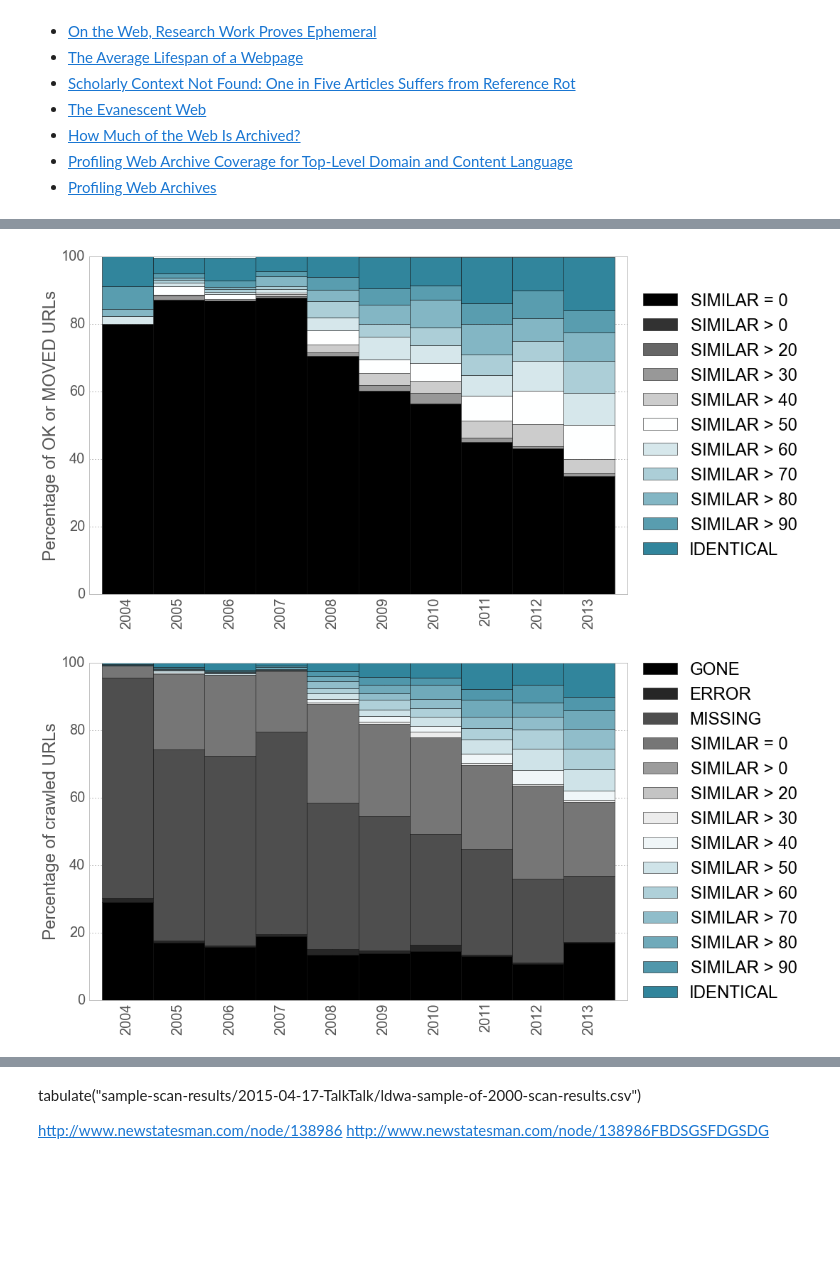
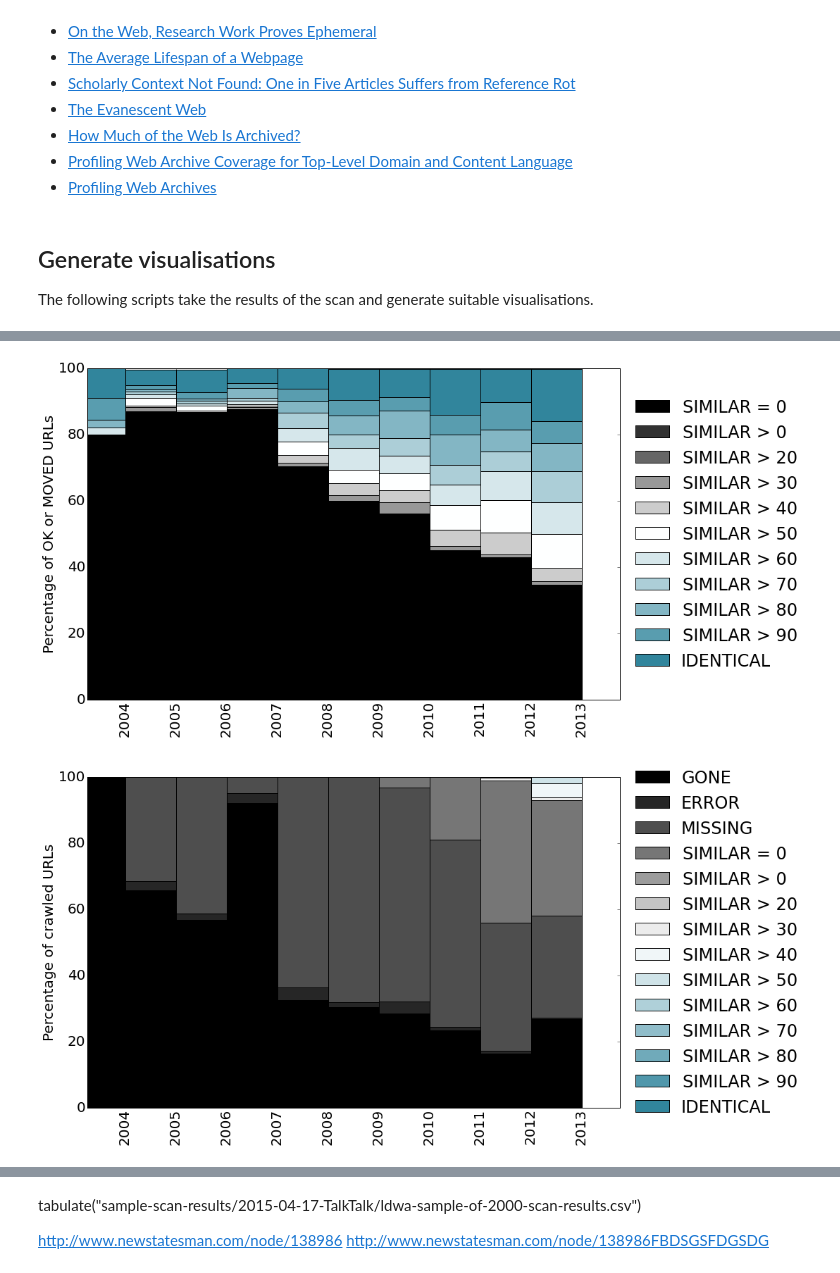
Before and after one commit to ukwa/halflife, a Jupyter notebook: half-life.ipynb, the cells around one changed output, grey strips where cells are left out. Drawn from its saved outputs; the diff is of its cells as text; code cells hidden in the pictures; blank space fills up the shorter version.

```diff
--- a/half-life.ipynb
+++ b/half-life.ipynb
@@ -13,8 +11,13 @@ Post-process the half-life scan results to build something to present at the IIP
 * [How Much of the Web Is Archived?](http://citeseerx.ist.psu.edu/viewdoc/summary?doi=10.1.1.211.397)
 * [Profiling Web Archive Coverage for Top-Level Domain and Content Language](http://arxiv.org/pdf/1309.4008.pdf)
 * [Profiling Web Archives](http://www.slideshare.net/phonedude/profiling-web-archives)
+# %% [markdown]
+Generate visualisations
+-------------------------
+
+The following scripts take the results of the scan and generate suitable visualisations.
 # %%
-import csv, sys, pprint
+import csv, sys, pprint, datetime, os
 import collections
 import tldextract
 import numpy as np
@@ -26,7 +29,7 @@ import matplotlib.pyplot as plt
 import matplotlib.colors as mcolors
 
 plt.rcParams['figure.figsize'] = 12, 8
-matplotlib.rcParams.update({'font.size': 20, 'font.family':'Arial'})
+matplotlib.rcParams.update({'font.size': 20, 'font.family':'Bitstream Vera Sans'})
 
 plot_folder = "results"
 
@@ -129,7 +132,7 @@ def stack(filename, outname):
     for year in years:
         values = []
         for state in cols:
-            val = 100*counts[year][state]/counts[year]['TOTAL']
+            val = (100.0*counts[year][state])/counts[year]['TOTAL']
             values.append(val)
         datas.append(values)
     #
@@ -161,8 +164,8 @@ def stack_sim(filename, outname):
     for year in years:
         values = []
         for state in cols:
-            val = 100*counts[year][state]/counts[year]['TOTAL']
-#            val = 100*counts[year][state]/(counts[year]['OK']+counts[year]['MOVED'])
+#            val = (100.0*counts[year][state])/counts[year]['TOTAL']
+            val = (100.0*counts[year][state])/(counts[year]['OK']+counts[year]['MOVED'])
             values.append(val)
         datas.append(values)
     #
@@ -195,7 +198,7 @@ def stack_sim_only(filename, outname):
     for year in years:
         values = []
         for state in cols:
-            val = 100*counts[year][state]/(counts[year]['OK']+counts[year]['MOVED'])
+            val = (100.0*counts[year][state])/(counts[year]['OK']+counts[year]['MOVED'])
             values.append(val)
         datas.append(values)
     #
@@ -255,3 +258,3 @@ stack_sim(in_file,"oukwa")
-[figure, old version]
+[figure, new version]
-[figure, old version]
+[figure, new version]
 # %%
```
Also changed, not shown: parts of 6 cells of this notebook, 22 other files.
